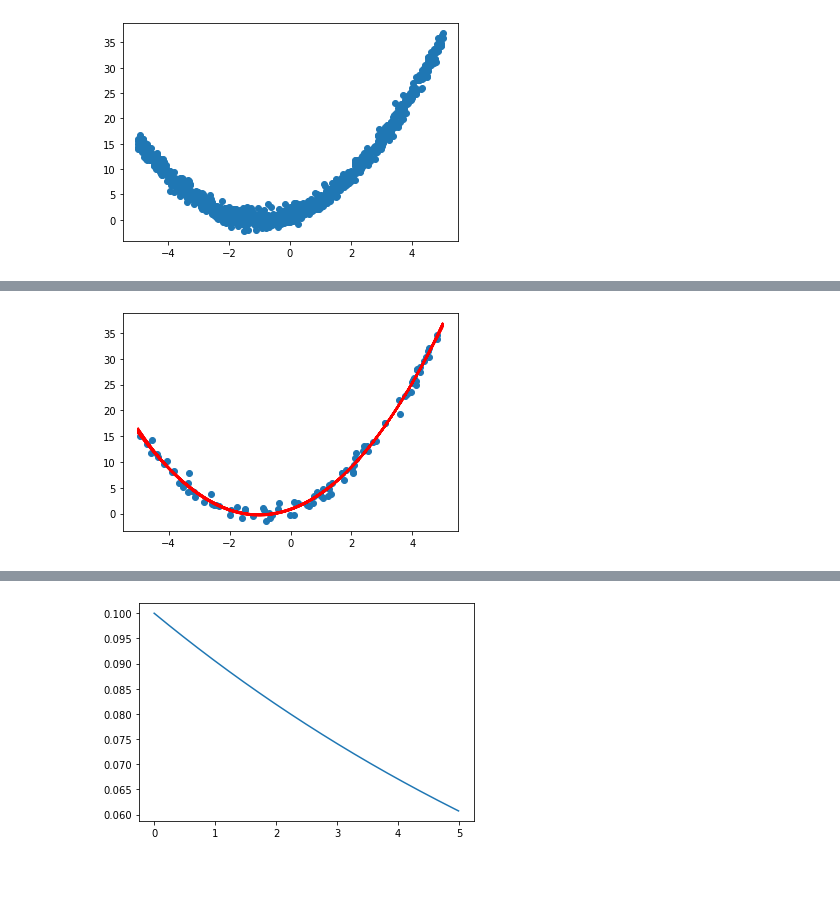
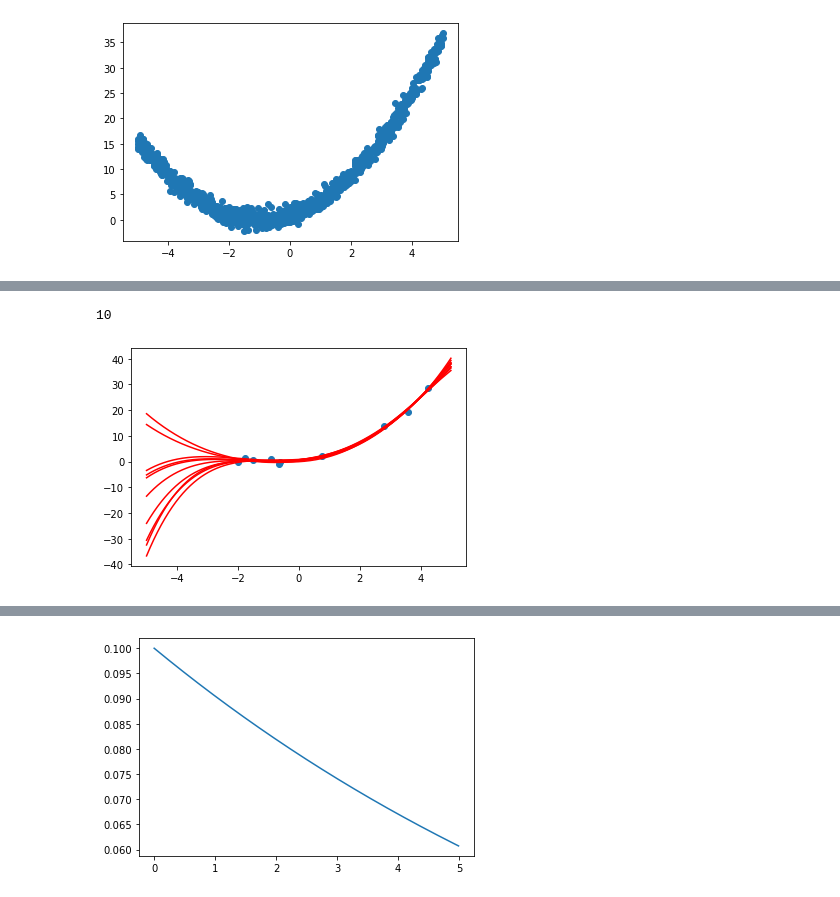
Before and after one commit to ryuichiueda/robot_and_stats_code, a Jupyter notebook: 8章の曲線回帰.ipynb, the cells around one changed output, grey strips where cells are left out. Drawn from its saved outputs; the diff is of its cells as text; code cells hidden in the pictures.

```diff
--- a/8章の曲線回帰.ipynb
+++ b/8章の曲線回帰.ipynb
@@ -5,7 +5,7 @@ from scipy.stats import gamma, multivariate_normal
 import data
 # %%
 mu = [np.array([[0.0], [0.0], [0.0], [0.0], [0.0]])]
-gauss_lambda = [np.identity(5)*0.0001]
+gauss_lambda = [np.identity(5)*0.01]
 a = [1]
 b = [0.1]
 
@@ -18,7 +18,7 @@ def phi(x):
 
 
 def gen_lambda_dist():
-    i = len(a)-1
+    i = len(mu)-1
     return gamma(a[i], scale=1/b[i])
 
 def gen_w_dist(lmd):
@@ -69,19 +69,19 @@ def draw_estimate(data, mus):
         ys = [phi_function(x, mu) for x in xs]
         plt.plot(xs, ys, color="red")
 
-def draw_estimates(num):
+def draw_estimates(num, data):
     mus = []
 
-    lambda_dist = gen_lambda_dist()
-    lmds = lambda_dist.rvs(num)
+    lmd_dist = gen_lambda_dist()
+    lmds = lmd_dist.rvs(num)
 
     for mld in lmds:
         w_dist = gen_w_dist(lmd)
         mus.append(w_dist.rvs(1))
 
-    draw_estimate(data[:num], mus)
+    draw_estimate(data, mus)
 
     plt.show()
 
-draw_estimates(10)
+draw_estimates(10, data)
 # %% [output]
@@ -89,13 +89,15 @@ draw_estimates(10)
 # %%
 def update(data):
+    print(len(data))
+    i = len(mu)
     ph_vecs = [phi(x[0]) for x in data]
     ph_sum = sum([np.dot(p, p.T) for p in ph_vecs])
 
     gauss_lambda.append(gauss_lambda[0] + ph_sum)
-    y_ph = [data[i][1]*ph_vecs[i] for i in range(len(ph_vecs))]
+    y_ph = [data[j][1]*ph_vecs[j] for j in range(len(ph_vecs))]
     mu.append(
         np.dot(
-            np.linalg.inv(gauss_lambda[1]),
+            np.linalg.inv(gauss_lambda[i]),
             sum(y_ph) + np.dot(gauss_lambda[0], mu[0])
         )
     )
@@ -104,7 +106,7 @@ def update(data):
     b.append(b[0] + 0.5*(
         np.squeeze(
             np.dot( np.dot(mu[0].T, gauss_lambda[0]) , mu[0] )
-            - np.dot( np.dot(mu[1].T, gauss_lambda[1]) , mu[1] )
+            - np.dot( np.dot(mu[i].T, gauss_lambda[i]) , mu[i] )
             + sum([d[1]*d[1] for d in data])
         )
     ))
@@ -115,6 +119,6 @@ update(data[:datanum])
 # %%
-
-
-draw_estimates(100)
+update(data[:10])
+draw_estimates(10, data[:10])
 # %% [output]
+10
-[figure, old version]
+[figure, new version]
```
Also changed, not shown: parts of 9 cells of this notebook.
